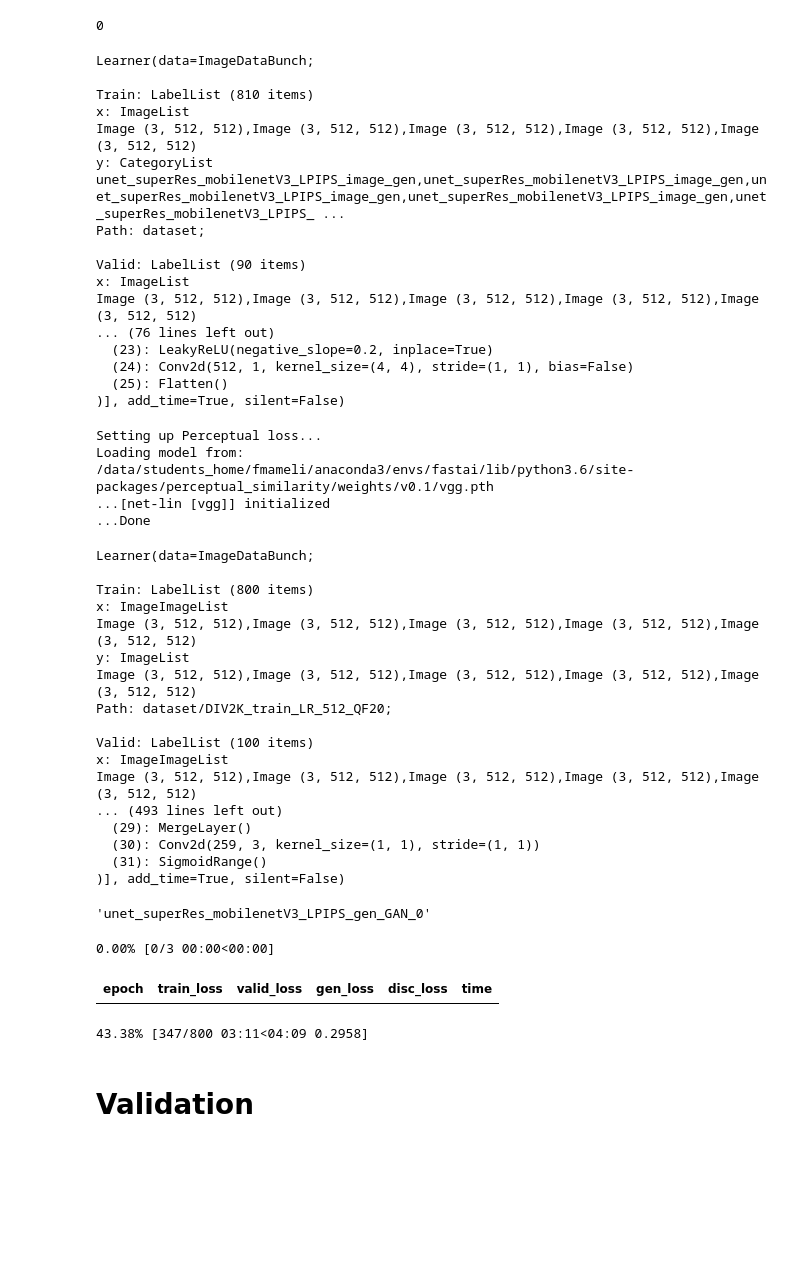
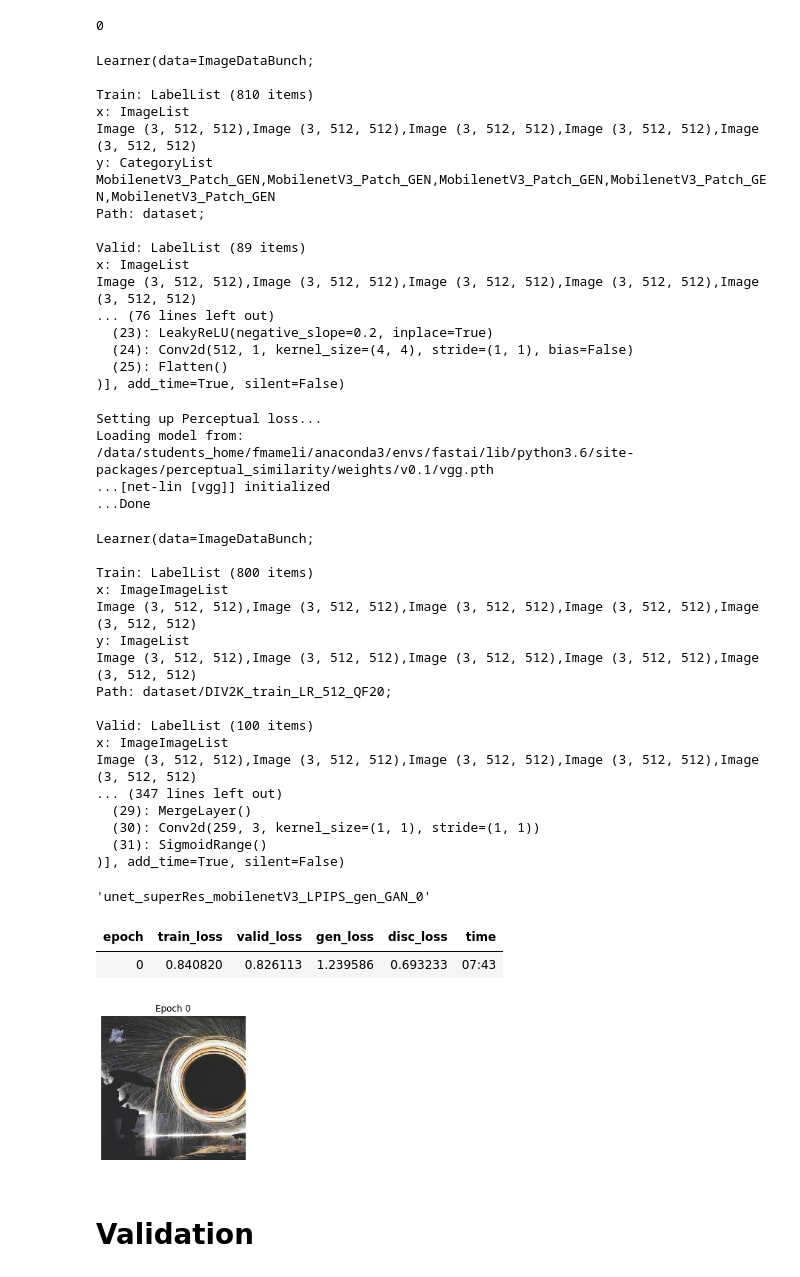
Before and after one commit to mameli/Artifact_Removal_GAN, a Jupyter notebook: Training_unet_GAN_LPIPS.ipynb, the cells around one changed output. Saved outputs shown, nothing was run; the diff lists cells and outputs as text; code cells hidden in the pictures; blank space fills up the shorter version.

```diff
--- a/Training_unet_GAN_LPIPS.ipynb
+++ b/Training_unet_GAN_LPIPS.ipynb
@@ -28,7 +28,7 @@ proj_id = 'unet_superRes_mobilenetV3_LPIPS'
 gen_name = proj_id + '_gen'
 crit_name = proj_id + '_crit'
 
-name_gen = "unet_superRes_mobilenetV3_LPIPS_image_gen"
+name_gen = "MobilenetV3_Patch_GEN"
 path_gen = path/name_gen
 
 generate_training_img = False
@@ -44,6 +44,6 @@ PosixPath('dataset/unet_superRes_mobilenetV3_LPIPS_image_gen')
 def get_crit_data(classes, bs, sz):
     src = ImageList.from_folder(path, include=classes, recurse=True).split_by_rand_pct(0.1)
     ll = src.label_from_folder(classes=classes)
-    data = (ll.transform(get_transforms(max_zoom=2.), size=sz).databunch(bs=bs, num_workers=4).normalize(imagenet_stats))
+    data = (ll.transform(get_transforms(), size=sz).databunch(bs=bs, num_workers=4).normalize(imagenet_stats))
     return data
 # %%
@@ -113,9 +94,9 @@ bs=1
 # %%
 data_crit = get_crit_data([name_gen, 'test'], bs=bs, sz=sz)
 
-learn_crit = colorize_crit_learner(data=data_crit, nf=64)
+learn_crit = crit_learner(data=data_crit, nf=64)
 
-weights = "/data/students_home/fmameli/repos/SuperRes/models/unet_superRes_mobilenetV3_LPIPS_Tuned_crit_0"
+weights = "/data/students_home/fmameli/repos/Artifact_Removal_GAN/models/" + crit_name + "_1"
 learn_crit.load(weights, with_opt=False)
 # %% [output]
 Learner(data=ImageDataBunch;
@@ -124,10 +105,10 @@ Train: LabelList (810 items)
 x: ImageList
 Image (3, 512, 512),Image (3, 512, 512),Image (3, 512, 512),Image (3, 512, 512),Image (3, 512, 512)
 y: CategoryList
-unet_superRes_mobilenetV3_LPIPS_image_gen,unet_superRes_mobilenetV3_LPIPS_image_gen,unet_superRes_mobilenetV3_LPIPS_image_gen,unet_superRes_mobilenetV3_LPIPS_image_gen,unet_superRes_mobilenetV3_LPIPS_ ...
+MobilenetV3_Patch_GEN,MobilenetV3_Patch_GEN,MobilenetV3_Patch_GEN,MobilenetV3_Patch_GEN,MobilenetV3_Patch_GEN
 Path: dataset;
 
-Valid: LabelList (90 items)
+Valid: LabelList (89 items)
 x: ImageList
 Image (3, 512, 512),Image (3, 512, 512),Image (3, 512, 512),Image (3, 512, 512),Image (3, 512, 512)
 ... (76 lines left out)
@@ -136,7 +117,8 @@ Image (3, 512, 512),Image (3, 512, 512),Image (3, 512, 512),Image (3, 512, 512),
   (25): Flatten()
 )], add_time=True, silent=False)
 # %%
-model = geffnet.mobilenetv3_rw
+# model = geffnet.mobilenetv3_rw
+model = geffnet.mobilenetv3_small_minimal_100
 loss_func = lpips_loss()
 
 bs=1
@@ -149,7 +131,8 @@ learn_gen = gen_learner_wide(data=data_gen,
                              arch = model,
                              nf_factor=2)
 
-weights = "/data/students_home/fmameli/repos/SuperRes/models/unet_wideNf2_superRes_mobilenetV3_P64px_VGG_gen_2"
+# weights = "/data/students_home/fmameli/repos/Artifact_Removal_GAN/models/unet_wideNf2_mobileV3_DivFlickr1k_P64px_SuperRes_gen_3"
+weights = "/data/students_home/fmameli/repos/Artifact_Removal_GAN/models/unet_wideNf2_mobileMin_DivFlickr1k_P64px_SuperRes_gen_3"
 learn_gen.load(weights, with_opt=False)
 # %% [output]
 Setting up Perceptual loss...
@@ -168,7 +151,7 @@ Path: dataset/DIV2K_train_LR_512_QF20;
 Valid: LabelList (100 items)
 x: ImageImageList
 Image (3, 512, 512),Image (3, 512, 512),Image (3, 512, 512),Image (3, 512, 512),Image (3, 512, 512)
-... (493 lines left out)
+... (347 lines left out)
   (29): MergeLayer()
   (30): Conv2d(259, 3, kernel_size=(1, 1), stride=(1, 1))
   (31): SigmoidRange()
@@ -191,11 +174,11 @@ learn_gan.callback_fns.append(partial(GANSaveCallback, learn_gen=learn_gen, file
 # %%
 learn_gan.data = get_DIV2k_data_QF(path_lowRes_512, path_fullRes, bs=1, sz=sz)
 learn_gen.freeze_to(-1)
-learn_gan.fit(3,lr)
+learn_gan.fit(1, 1e-5)
 # %% [output]
-0.00% [0/3 00:00<00:00]
 | epoch | train_loss | valid_loss | gen_loss | disc_loss | time |
+| 0 | 0.840820 | 0.826113 | 1.239586 | 0.693233 | 07:43 |
-43.38% [347/800 03:11<04:09 0.2958]
+[figure, added]
 # %%
 learn_gan.data = get_DIV2k_data_QF(path_lowRes_512, path_fullRes, bs=bs, sz=sz)
 learn_gen.unfreeze()
```
Also changed, not shown: parts of 19 cells of this notebook, 35 other files.
